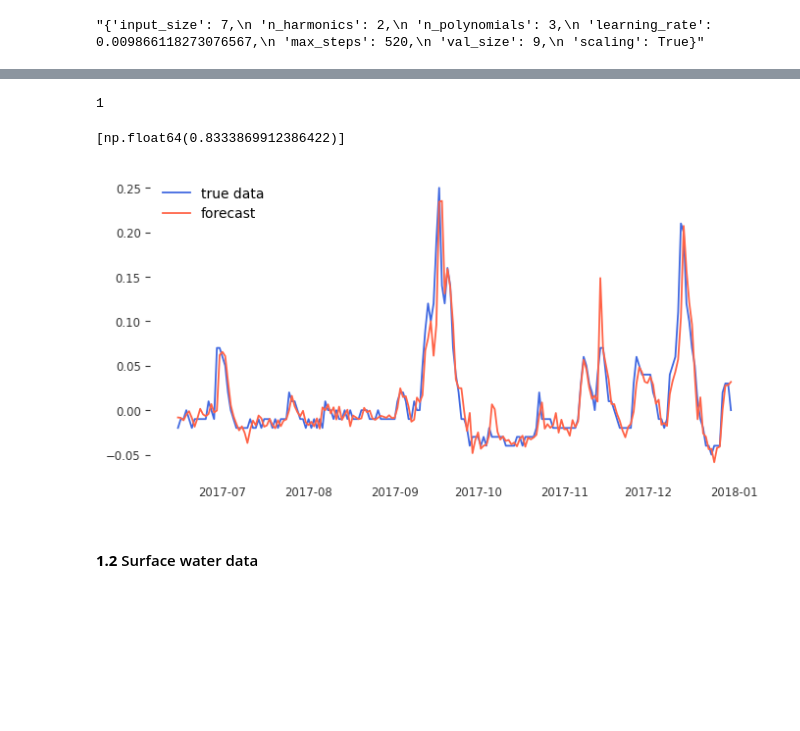
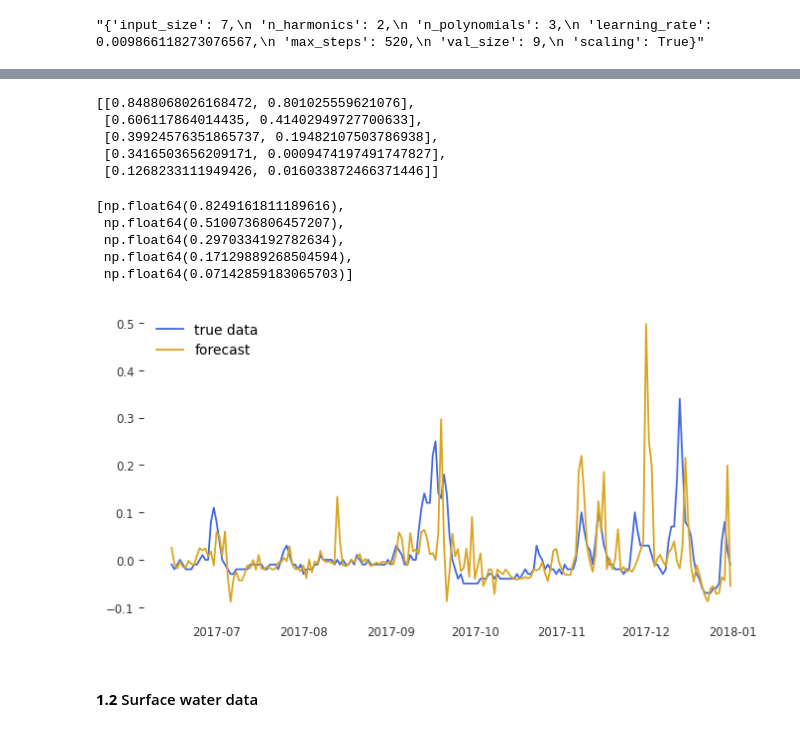
Before and after one commit to rok-klancic/foundation-models, a Jupyter notebook: notebooks/neural-network-multivariate-test.ipynb, the cells around one changed output, grey strips where cells are left out. Saved outputs shown, nothing was run; the diff lists cells and outputs as text; code cells hidden in the pictures; blank space fills up the shorter version.

```diff
--- a/notebooks/neural-network-multivariate-test.ipynb
+++ b/notebooks/neural-network-multivariate-test.ipynb
@@ -663,8 +677,8 @@ additional_parameters = [
  'tx_5',
  'nn_decodeText_5',
  'rr_decodeText_5',
- 'ff_decodeText_5',
- 'wwsyn_decodeText_0_RA',
+ 'ff_decodeText_5']
+'''['wwsyn_decodeText_0_RA',
  'wwsyn_decodeText_0_RASN',
  'wwsyn_decodeText_0_SHRA',
  'wwsyn_decodeText_0_SHRASN',
@@ -760,7 +774,7 @@ additional_parameters = [
  'dd_decodeText_5_SE',
  'dd_decodeText_5_SW',
  'dd_decodeText_5_W',
- 'dd_decodeText_5_nil']
+ 'dd_decodeText_5_nil']'''
 
 hist_exog_list = additional_parameters[:22]
 additional_parameters_list = [[] for _ in range(horizon)]
@@ -780,6 +794,6 @@ print(additional_parameters_list)
 # %%
 aquifers_list = [85065, 85064]
-aquifers_list = [85065]
+#aquifers_list = [85065]
 # %%
 # Get the data
 aquifer_by_stations = joblib.load('../data/interim/ground-water-and-weather-with-forecasts-and-additional-features.joblib')
@@ -796,12 +808,3 @@ for aquifer in aquifers_list:
-# %%
-# Scale the additional features
-for aquifer in aquifers_list:
-    for feature in additional_parameters :
-        # Check if the feature is a boolean or a number
-        if aquifer_by_stations[aquifer][feature].dtype == 'bool':
-            continue
-        else:
-            aquifer_by_stations[aquifer][feature] = standard_scaling(aquifer_by_stations[aquifer][feature])
 # %%
 '''{'input_size': 7,
  'n_harmonics': 2,
@@ -815,7 +818,7 @@ for aquifer in aquifers_list:
 # %%
 horizon = 5 # prediction horizon
 day_len = 365 # number of days to forecast
-val_size = 9
+val_size = 365
 
 # Initialize the models
 models_list = []
@@ -823,20 +826,26 @@ models_list = []
 # Fill the models list with the models
 for i in range(horizon):
     stack_types = ['identity', 'exogenous'] if (i+1) == 1 else ['seasonality', 'trend', 'identity', 'exogenous']
+    n_blocks = [1 for _ in range(len(stack_types))]
     models = [NBEATSx(h=i+1,
                     accelerator='cuda',
-                    input_size=15,
+                    input_size=20,
                     stack_types=stack_types,
                     #n_harmonics=2,
                     #n_polynomials=3,
-                    #learning_rate=0.01,
-                    max_steps=500,
+                    learning_rate=0.001,
+                    max_steps=200,
                     hist_exog_list=hist_exog_list,
                     futr_exog_list=additional_parameters_list[i],
                     devices=[0],
                     logger=False,
                     scaler_type='standard',
-                    dropout_prob_theta=0.1)]
+                    dropout_prob_theta=0.1,
+                    n_blocks=n_blocks,
+                    #early_stop_patience_steps=30,
+                    #val_check_steps=2,
+                    optimizer=torch.optim.Adam,
+                    optimizer_kwargs={'weight_decay': 0})]
     model = NeuralForecast(models=models, freq='D')
     models_list.append(model)
 
@@ -931,7 +1005,11 @@ futr_df_index
-# %%
-i
-# %% [output]
-1
+# %%
+r2_scores
+# %% [output]
+[[0.8488068026168472, 0.801025559621076],
+ [0.606117864014435, 0.41402949727700633],
+ [0.39924576351865737, 0.19482107503786938],
+ [0.3416503656209171, 0.0009474197491747827],
+ [0.1268233111949426, 0.016033872466371446]]
 # %%
 # Calculate the average r2 score
 r2_average =  []
@@ -943,19 +1021,24 @@ for i in range(horizon):
 # %%
 r2_average
 # %% [output]
-[np.float64(0.8333869912386422)]
+[np.float64(0.8249161811189616),
+ np.float64(0.5100736806457207),
+ np.float64(0.2970334192782634),
+ np.float64(0.17129889268504594),
+ np.float64(0.07142859183065703)]
 # %%
 plt.figure(figsize=(8, 4))
 plt.plot(aquifer_by_stations[aquifer]['date'][-200:], aquifer_by_stations[aquifer]['altitude_diff'][-200:], color="royalblue", label="true data")
 #plt.plot(aquifer_by_stations[aquifer]['date'][-200:], aquifer_by_stations[aquifer]['precipitation'][-200:].apply(lambda x: x/50), color="olive", label="true data")
-plt.plot(aquifer_by_stations[aquifer]['date'][-200:], predictions[0][-200:], color="tomato", label="forecast")
+#plt.plot(aquifer_by_stations[aquifer]['date'][-200:], predictions[0][-200:], color="tomato", label="forecast")
 #plt.plot(aquifer_by_stations[aquifer]['date'][-200:], predictions[1][-200:], color="green", label="forecast")
-#plt.plot(aquifer_by_stations[aquifer]['date'][-200:], predictions[4][-200:], color="goldenrod", label="forecast")
+#plt.plot(aquifer_by_stations[aquifer]['date'][-200:], predictions[2][-200:], color="orange", label="forecast")
+plt.plot(aquifer_by_stations[aquifer]['date'][-200:], predictions[2][-200:], color="goldenrod", label="forecast")
 plt.legend()
 plt.grid()
 plt.show()
 # %% [output]
-[figure, old version]
+[figure, new version]
 # %%
 # Save the average r2_scores
 with open('../reports/n-beatsx/n-beatxs-ground-water-r2.txt', 'w') as file:
```
Also changed, not shown: parts of 28 cells of this notebook.
